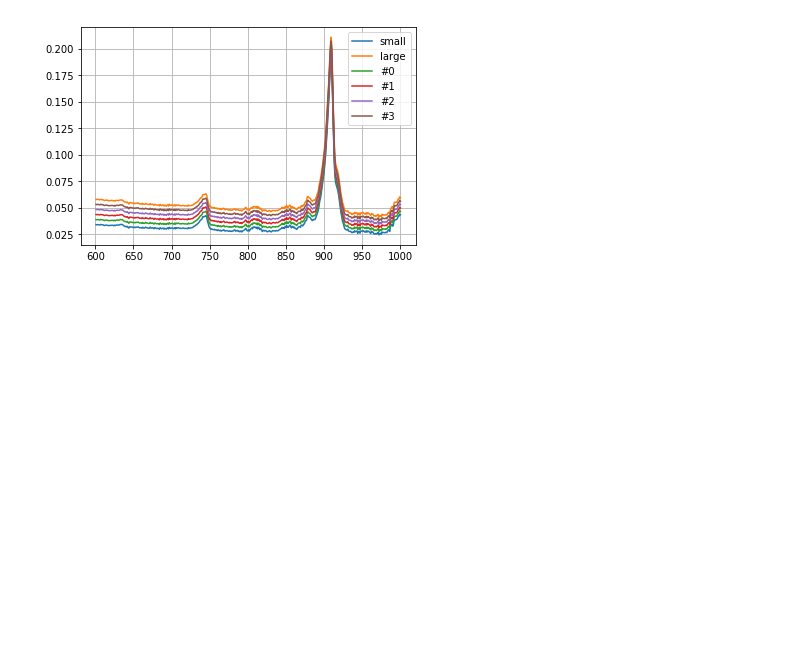
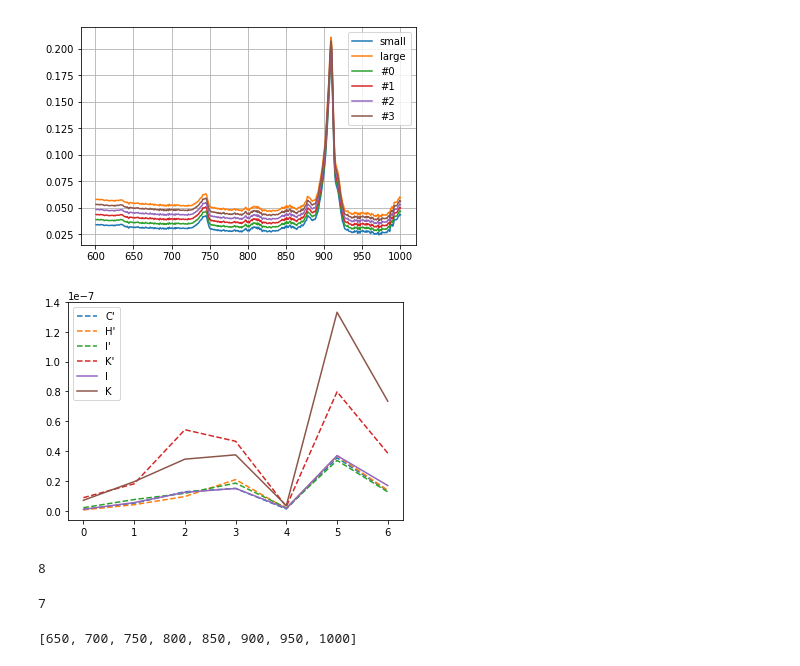
Before and after one commit to ToastCheng/ijv, a Jupyter notebook: Untitled.ipynb, the cells around one changed output. Saved outputs shown, nothing was run; the diff lists cells and outputs as text; code cells hidden in the pictures; blank space fills up the shorter version.

```diff
--- a/Untitled.ipynb
+++ b/Untitled.ipynb
@@ -52,2 +59,26 @@ mua["K"] = pick_middle(small_mua, large_mua, 0.8)
 # %%
 mua.to_csv("CHIK/mua_in_mm_test.csv")
+# %%
+df = np.load("output/phantom/result/result.pkl")
+# %%
+wl = [650] + [i for i in range(750, 1001, 50)]
+for idx in "CHIK":
+    plt.plot(df[idx], "--", label=idx+"'")
+for idx in "IK":
+    plt.plot(spec[idx].loc[wl].values, label=idx)
+plt.legend()
+plt.show()
+# %% [output]
+[figure, added]
+# %%
+len(spec["C"].loc[wl].values)
+# %% [output]
+8
+# %%
+len(df["C"])
+# %% [output]
+7
+# %%
+wl
+# %% [output]
+[650, 700, 750, 800, 850, 900, 950, 1000]
```
Also changed, not shown: parts of 2 cells of this notebook, 2 other files.
